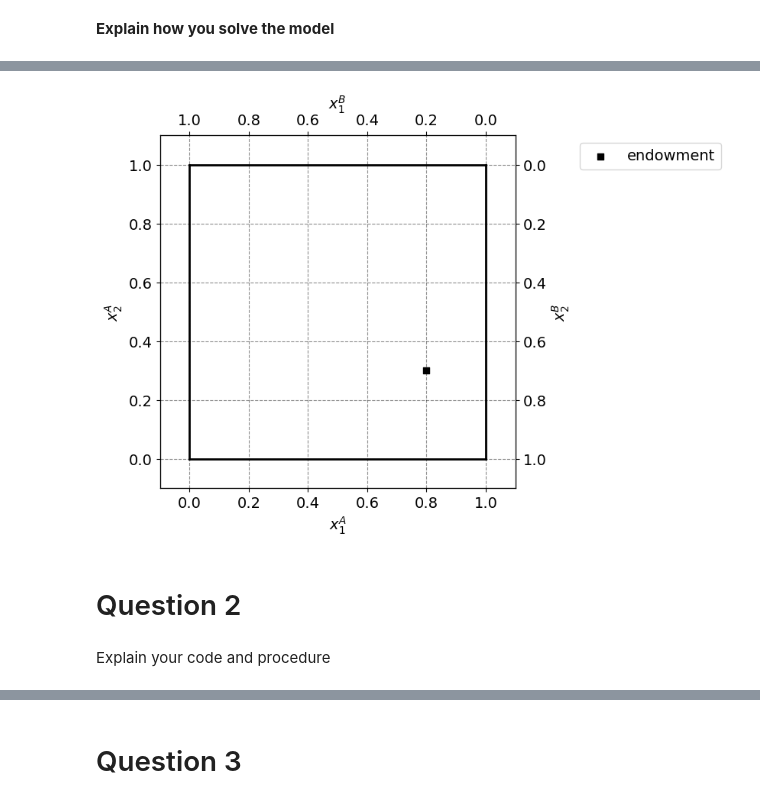
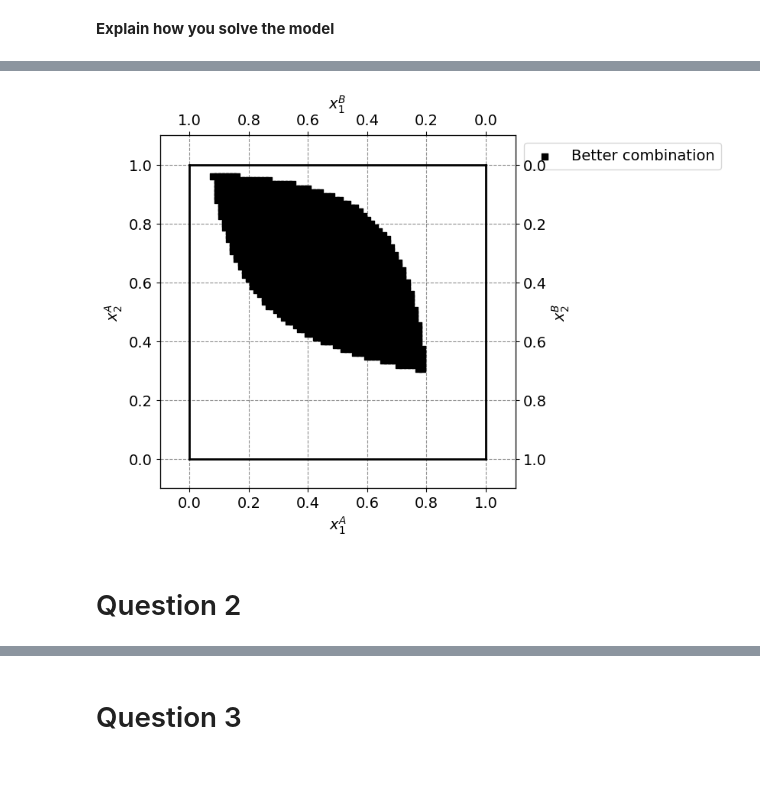
Before and after one commit to NumEconCopenhagen/projects-2024-simon-katrine, a Jupyter notebook: inauguralproject/inauguralproject.ipynb, the cells around one changed output, grey strips where cells are left out. Drawn from its saved outputs; the diff is of its cells as text; code cells hidden in the pictures; blank space fills up the shorter version.

```diff
--- a/inauguralproject/inauguralproject.ipynb
+++ b/inauguralproject/inauguralproject.ipynb
@@ -32,3 +29,21 @@ The autoreload extension is already loaded. To reload it, use:
 # %%
 # We now define our model
 model = ExchangeEconomyClass()
+# %%
+# Make a list of (x1,x2)
+list_A = []
+
+for n1 in range(76):
+    for n2 in range(76):
+        list_A.append([n1/75,n2/75])
+# %%
+# Remove point which have lower values of utility for consumer A or B than their endowments
+A_endowment = model.utility_A(0.8,0.3)
+B_endowment = model.utility_B(0.2,0.7)
+
+liste_A_1 = list_A.copy()
+
+for i in list_A:
+    if model.utility_A(i[0], i[1]) < A_endowment or model.utility_B(1-i[0], 1-i[1]) < B_endowment:
+        liste_A_1.remove(i)
+liste_A_1
@@ -35,4 +68,5 @@ model = ExchangeEconomyClass()
 # %%
+#Plots the combination of x1 and x2 that gives the same or better utiilty than their initial endowments
 par = model.par
 
 # a. total endowment
@@ -40,37 +74,36 @@ w1bar = 1.0
 w2bar = 1.0
 
 # b. figure set up
 fig = plt.figure(frameon=False,figsize=(6,6), dpi=100)
 ax_A = fig.add_subplot(1, 1, 1)
 
 ax_A.set_xlabel("$x_1^A$")
 ax_A.set_ylabel("$x_2^A$")
 
 temp = ax_A.twinx()
 temp.set_ylabel("$x_2^B$")
 ax_B = temp.twiny()
 ax_B.set_xlabel("$x_1^B$")
 ax_B.invert_xaxis()
 ax_B.invert_yaxis()
 
-# A
-ax_A.scatter(par.w1A,par.w2A,marker='s',color='black',label='endowment')
+# Plotting the better combinations of x1 and x2 for consumer A and B
+#ax_A.scatter(par.w1A,par.w2A,marker='s',color='black',label='endowment')
+ax_A.scatter([point[0] for point in liste_A_1], [point[1] for point in liste_A_1], marker='s', color='black', label='Better combination')
 
 # limits
 ax_A.plot([0,w1bar],[0,0],lw=2,color='black')
 ax_A.plot([0,w1bar],[w2bar,w2bar],lw=2,color='black')
 ax_A.plot([0,0],[0,w2bar],lw=2,color='black')
 ax_A.plot([w1bar,w1bar],[0,w2bar],lw=2,color='black')
 
 ax_A.set_xlim([-0.1, w1bar + 0.1])
 ax_A.set_ylim([-0.1, w2bar + 0.1])
 ax_B.set_xlim([w1bar + 0.1, -0.1])
 ax_B.set_ylim([w2bar + 0.1, -0.1])
 
 ax_A.legend(frameon=True,loc='upper right',bbox_to_anchor=(1.6,1.0));
 # %% [output]
-[figure, old version]
+[figure, new version]
 # %% [markdown]
 # Question 2
-# %% [markdown]
-Explain your code and procedure
```
Also changed, not shown: parts of 8 cells of this notebook, 1 other file.
